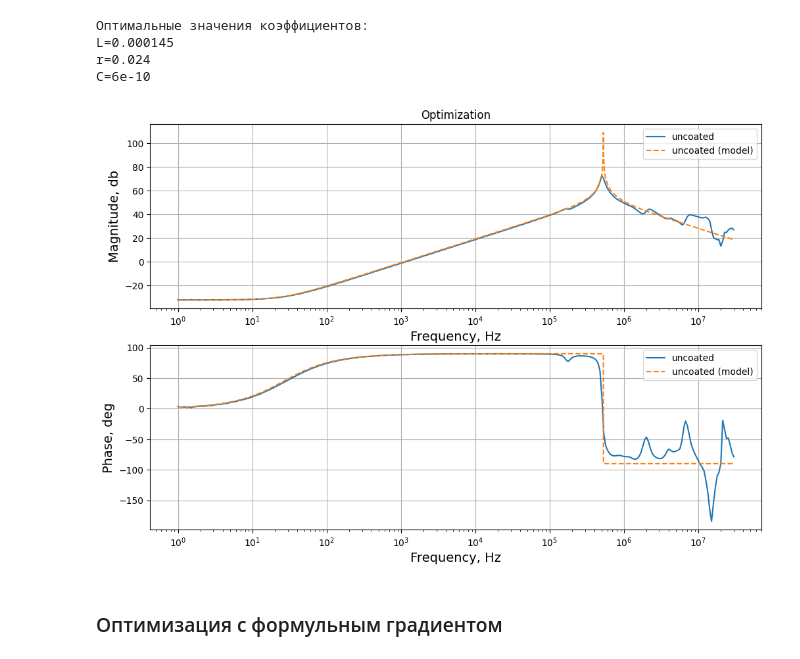
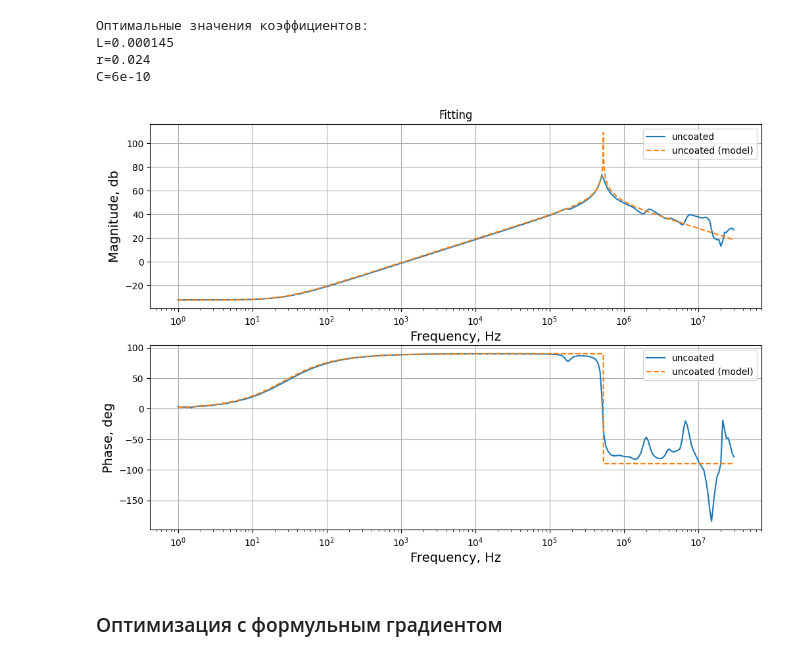
Before and after one commit to romangorbunov91/frequency-models, a Jupyter notebook: notebook.ipynb, the cells around one changed output. Cells and saved outputs as stored; diff of their text form; code cells hidden in the pictures.

```diff
--- a/notebook.ipynb
+++ b/notebook.ipynb
@@ -321,20 +321,20 @@ C=6e-10
 # %%
 fig, axs = plt.subplots(nrows=2, ncols=1, figsize=user_figsize)
 abs_phase_dataset = reactor_model_gain(data[N_DATA][:, var.freq.value], L=weights[0]*L_b, r=weights[1]*r_b, C=weights[2]*C_b)
 
 for idx, ax in enumerate(axs):
     ax.plot(data[N_DATA][:, var.freq.value], data[N_DATA][:, idx + 1], label=file_list[N_DATA])
     ax.plot(data[N_DATA][:, var.freq.value], abs_phase_dataset[idx], '--', label=file_list[N_DATA] + ' (model)')
     if idx == 0:
-        ax.set_title('Optimization')
+        ax.set_title('Fitting')
     ax.set_xlabel('Frequency, Hz', fontsize=user_fontsize)
     ax.set_ylabel(user_ylabel[idx], fontsize=user_fontsize)
     ax.axes.grid(True)
     ax.set_xscale('log')
     ax.legend()
 plt.show()
 # %% [output]
-[figure, old version]
+[figure, new version]
 # %% [markdown]
 ### Оптимизация с формульным градиентом
 # %%
```
